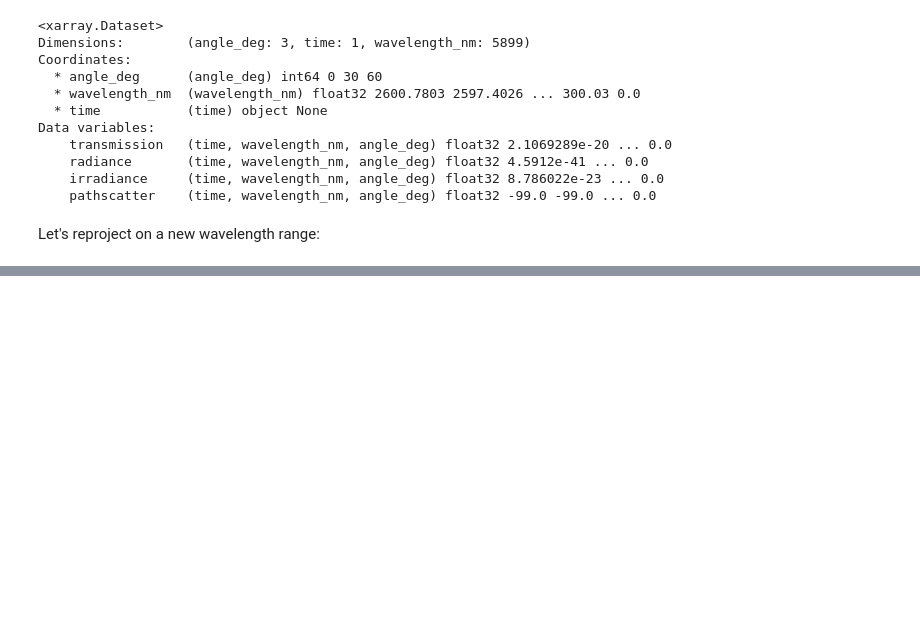
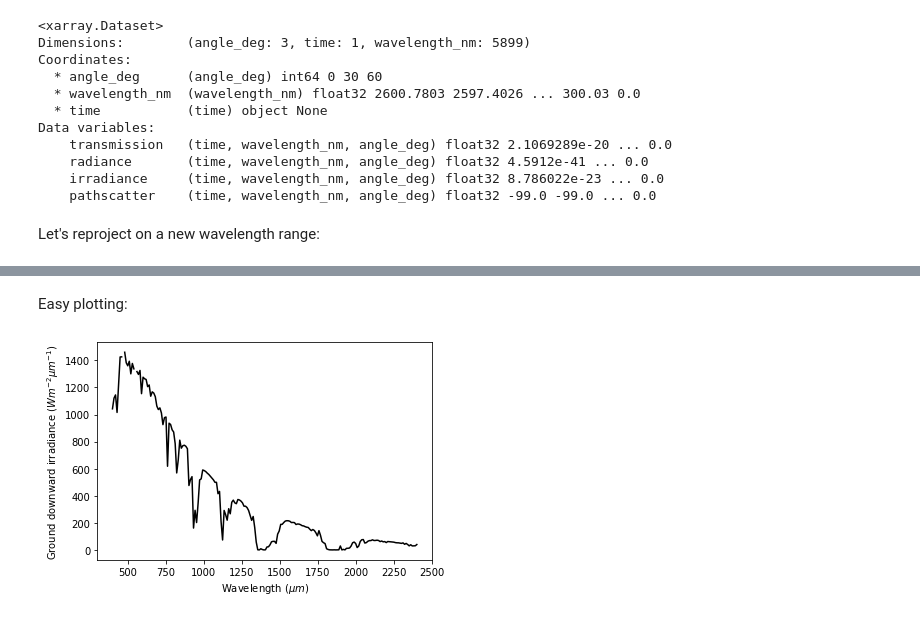
Before and after one commit to Tristanovsk/toa_simu, a Jupyter notebook: toa_simu/irradiance_for_henrique.ipynb, the cells around one changed output, grey strips where cells are left out. Drawn from its saved outputs; the diff is of its cells as text; code cells hidden in the pictures; blank space fills up the shorter version.

```diff
--- a/toa_simu/irradiance_for_henrique.ipynb
+++ b/toa_simu/irradiance_for_henrique.ipynb
@@ -49,0 +66,8 @@ Let's reproject on a new wavelength range:
+# %%
+sza, vza, azi = 30, 20, 40
+
+
+s.geometry.solar_z = sza
+s.geometry.solar_a = 0
+s.geometry.view_z = vza
+s.geometry.view_a = azi
@@ -49,0 +76,6 @@ Let's reproject on a new wavelength range:
+# %%
+# wavelength in microns
+s.wavelength = Wavelength(0.443)
+s.run()
+irr = s.outputs.diffuse_solar_irradiance + s.outputs.direct_solar_irradiance
+print('Ed at 443 nm ',irr, 'W/m2/µm')
@@ -50,14 +84,10 @@ Let's reproject on a new wavelength range:
 # %%
-import
 
-s = SixS()
+wl = np.linspace(400, 2400, 200)
+N = len(wl)
 
-s.geometry.solar_z = sza
-s.geometry.solar_a = 0
-s.geometry.view_z = vza
-s.geometry.view_a = azi
-s.aero_profile = AeroProfile.PredefinedType(AeroProfile.Maritime)
 wavelengths, results = SixSHelpers.Wavelengths.run_wavelengths(s, wl / 1000)
+
 F0, trans_gas, irradiance = [], [], []
 for i in range(N):
     res = results[i]
@@ -71,0 +118,8 @@ NameError: name 'SixS' is not defined
+# %% [markdown]
+Easy plotting:
+# %%
+import matplotlib.pyplot as plt
+plt.figure()
+SixSHelpers.Wavelengths.plot_wavelengths(wl, irradiance, r'Ground downward irradiance $(W m^{-2} µm^{-1})$')
+# %% [output]
+[figure, added]
```
Also changed, not shown: parts of 8 cells of this notebook.
